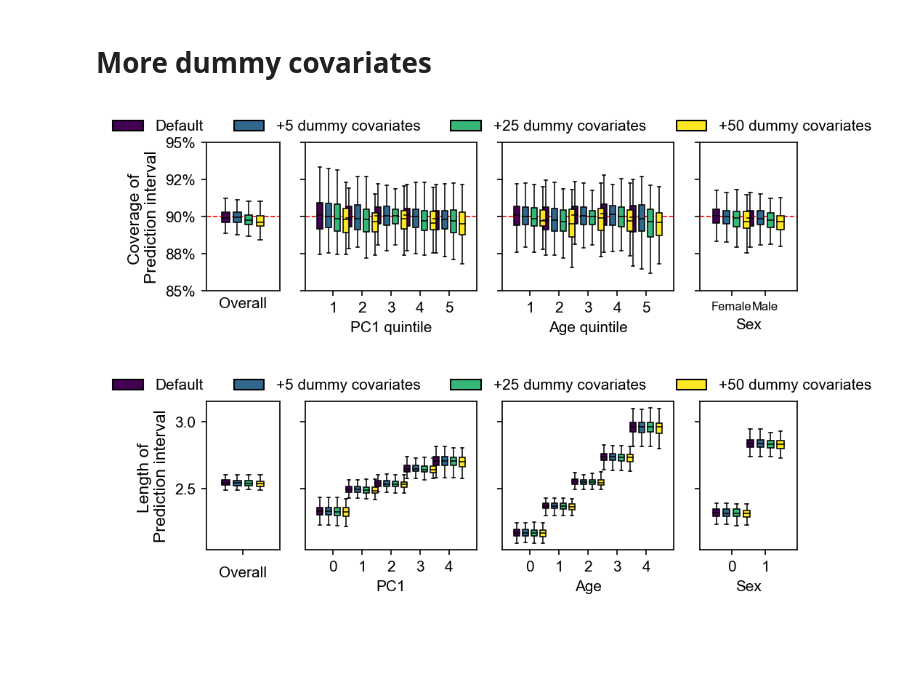
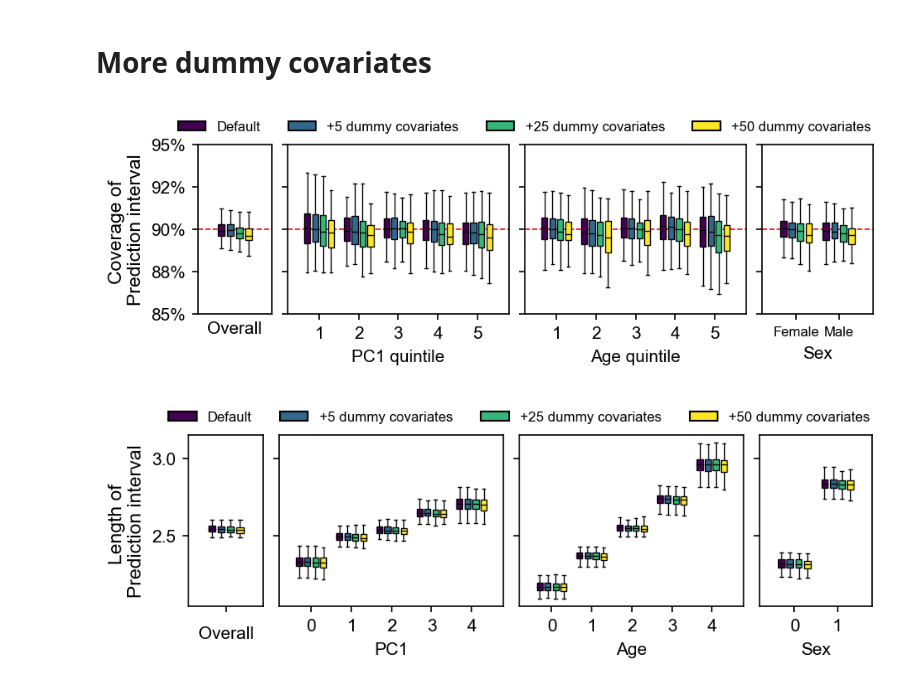
Before and after one commit to KangchengHou/calpred-manuscript, a Jupyter notebook: experiments/simulation/plot.ipynb, the cells around one changed output. Drawn from its saved outputs; the diff is of its cells as text; code cells hidden in the pictures; blank space fills up the shorter version.

Commit message:
update plotting

```diff
--- a/experiments/simulation/plot.ipynb
+++ b/experiments/simulation/plot.ipynb
@@ -179,31 +180,34 @@ plt.savefig(f"results/simulation_unmeasured_cov.pdf", bbox_inches="tight")
 # %%
 dict_labels = {
     "all": "Default",
     "dummy5": "+5 dummy covariates",
     "dummy25": "+25 dummy covariates",
     "dummy50": "+50 dummy covariates",
 }
 df_tmp = df_stats.query("n == 5000")
 df_tmp = df_tmp[df_tmp.method.isin(dict_labels.keys())]
 
 dict_colors = {
     dict_labels[method]: plt.get_cmap("viridis", 4).colors[i]
     for i, method in enumerate(dict_labels)
 }
 
 df_tmp["method"] = df_tmp["method"].apply(lambda x: dict_labels[x])
 fig_coverage, axes_coverage, fig_length, axes_length = calpgs.plot_group_predint(
     df=df_tmp,
     groups=["Overall", "PC1", "Age", "Sex"],
     methods=dict_labels.values(),
     method_colors=dict_colors,
+    pos_offset=0.2,
+    widths=0.15,
+    legend_fontsize=8,
 )
 for ax in axes_coverage:
     ax.set_ylim(0.85, 0.95)
     ax.axhline(y=0.9, color="red", lw=0.8, ls="--")
 fix_xaxis(axes_coverage)
 
 # plt.savefig(f"results/simulation_unmeasured_cov.pdf", bbox_inches="tight")
 # %% [output]
-[figure, old version]
+[figure, new version]
-[figure, old version]
+[figure, new version]
```
Also changed, not shown: parts of 4 cells of this notebook, 1 other file.
